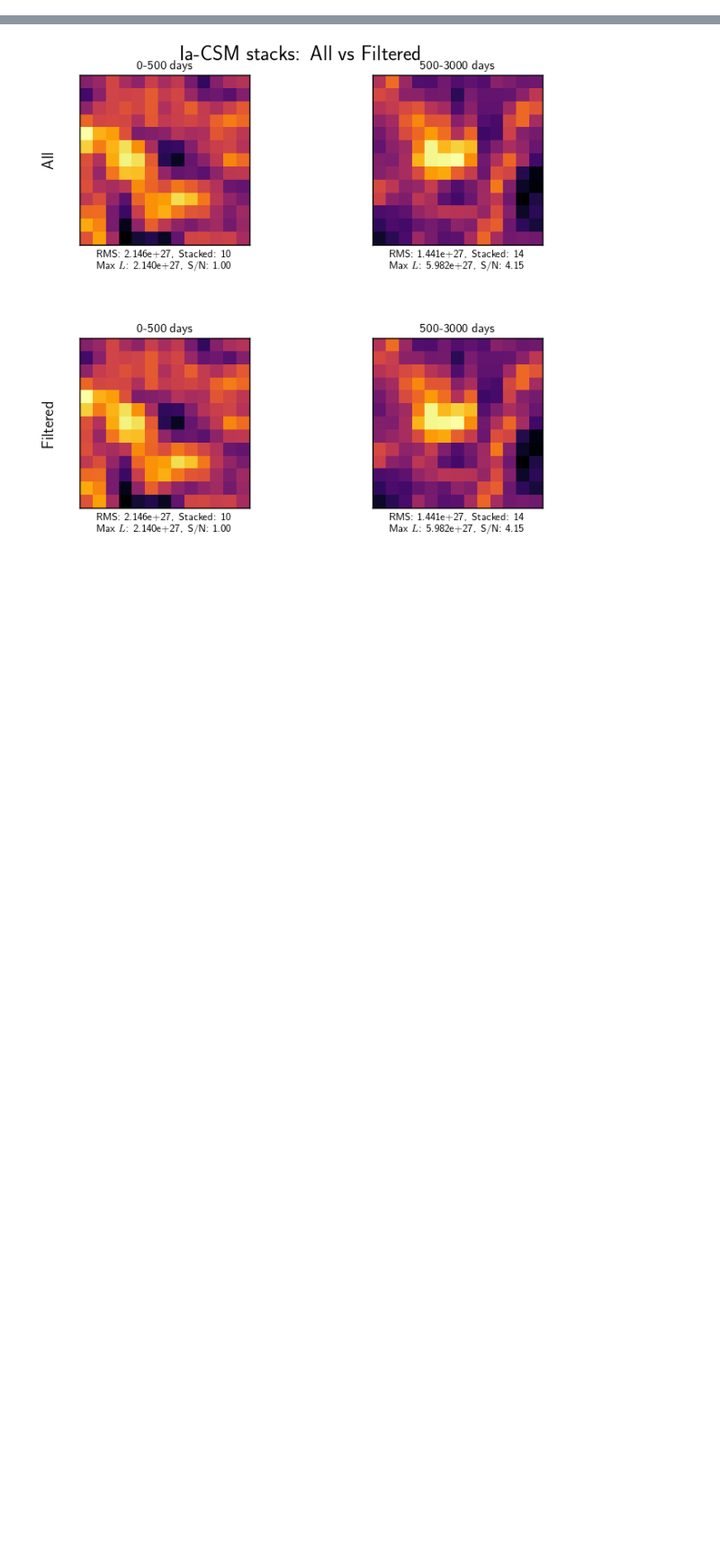
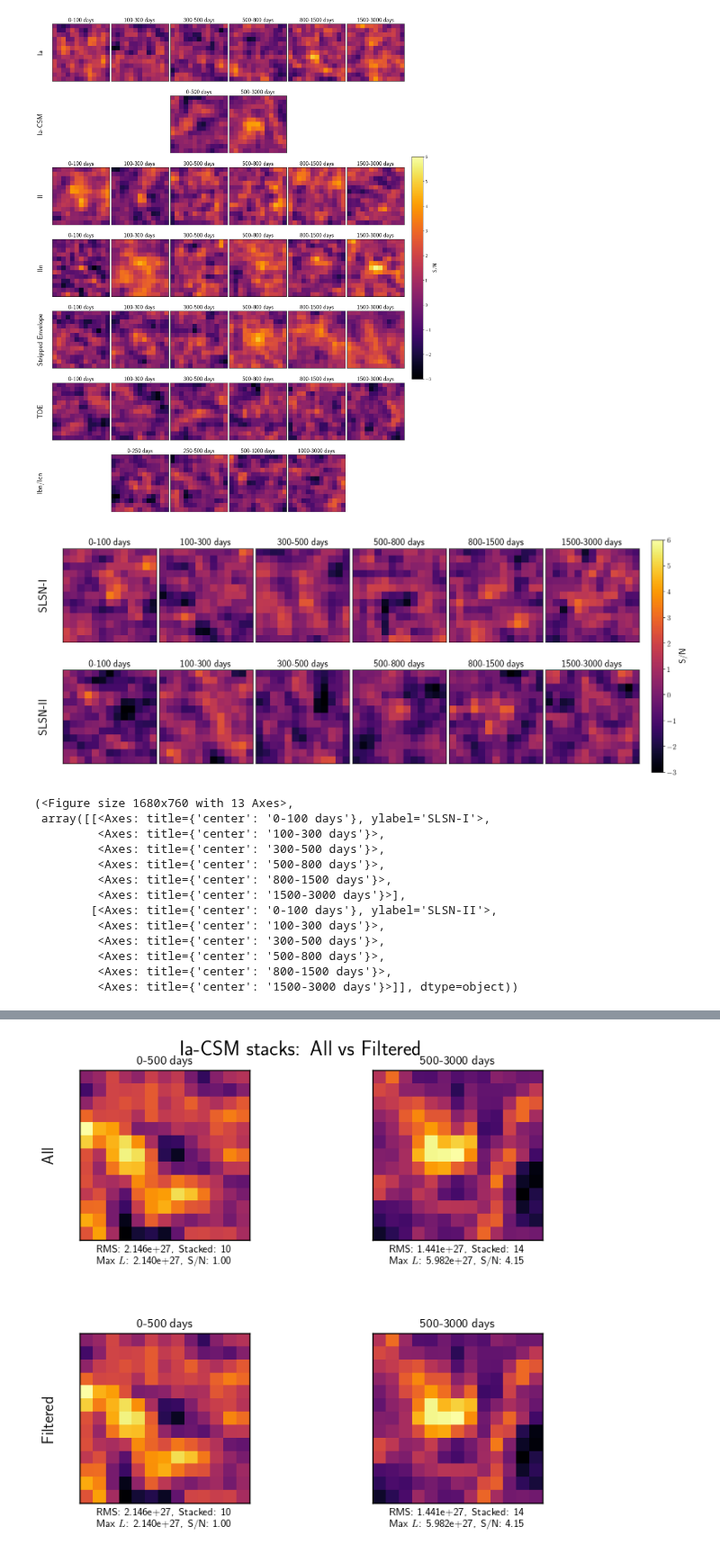
Before and after one commit to JackPope11/bts_vlass_cross_matching, a Jupyter notebook: stacking_plots.ipynb, the cells around one changed output, grey strips where cells are left out. Shown at 90% size. Cells and saved outputs as stored; diff of their text form; code cells hidden in the pictures; blank space fills up the shorter version.

```diff
--- a/stacking_plots.ipynb
+++ b/stacking_plots.ipynb
@@ -219,3 +438,39 @@ def plot_stacks_for_type_combined(
+# %%
+types = plot_df["type"].drop_duplicates().tolist()
+
+first_types = types[:7]
+second_types = types[7:9]
+
+plot_df_1 = plot_df[plot_df["type"].isin(first_types)].copy()
+plot_df_2 = plot_df[plot_df["type"].isin(second_types)].copy()
+
+plot_stacks_all_types_vertical(
+    plot_df_1,
+    savepath="stacked_types_1.pdf",
+    individual_scaling=False
+)
+
+plot_stacks_all_types_vertical(
+    plot_df_2,
+    savepath="stacked_types_2.pdf",
+    individual_scaling=False
+)
+# %% [output]
+[figure, added]
+[figure, added]
+(<Figure size 1680x760 with 13 Axes>,
+ array([[<Axes: title={'center': '0-100 days'}, ylabel='SLSN-I'>,
+         <Axes: title={'center': '100-300 days'}>,
+         <Axes: title={'center': '300-500 days'}>,
+         <Axes: title={'center': '500-800 days'}>,
+         <Axes: title={'center': '800-1500 days'}>,
+         <Axes: title={'center': '1500-3000 days'}>],
+        [<Axes: title={'center': '0-100 days'}, ylabel='SLSN-II'>,
+         <Axes: title={'center': '100-300 days'}>,
+         <Axes: title={'center': '300-500 days'}>,
+         <Axes: title={'center': '500-800 days'}>,
+         <Axes: title={'center': '800-1500 days'}>,
+         <Axes: title={'center': '1500-3000 days'}>]], dtype=object))
 # %%
 # Example of using the above function:
 
```
Also changed, not shown: parts of 12 cells of this notebook, 14 other files.
